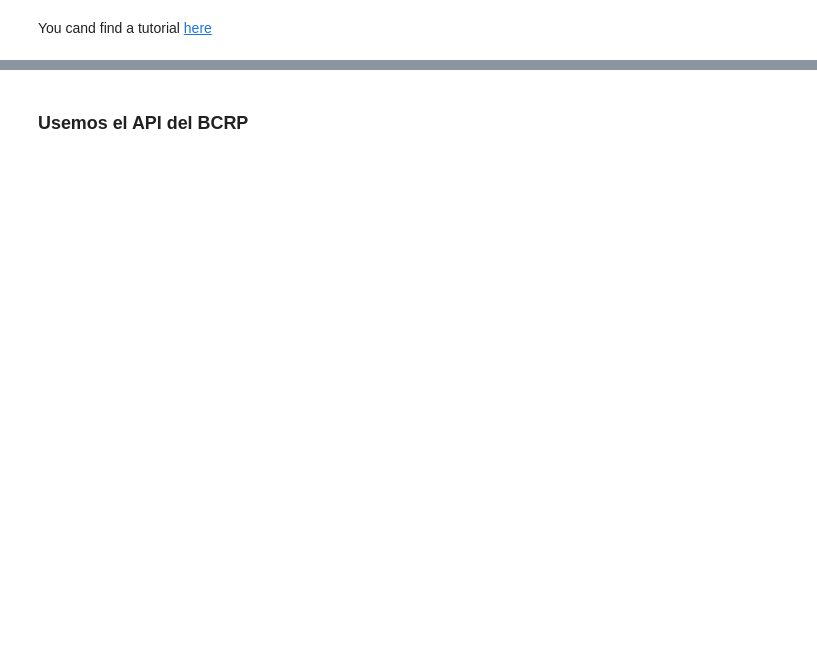
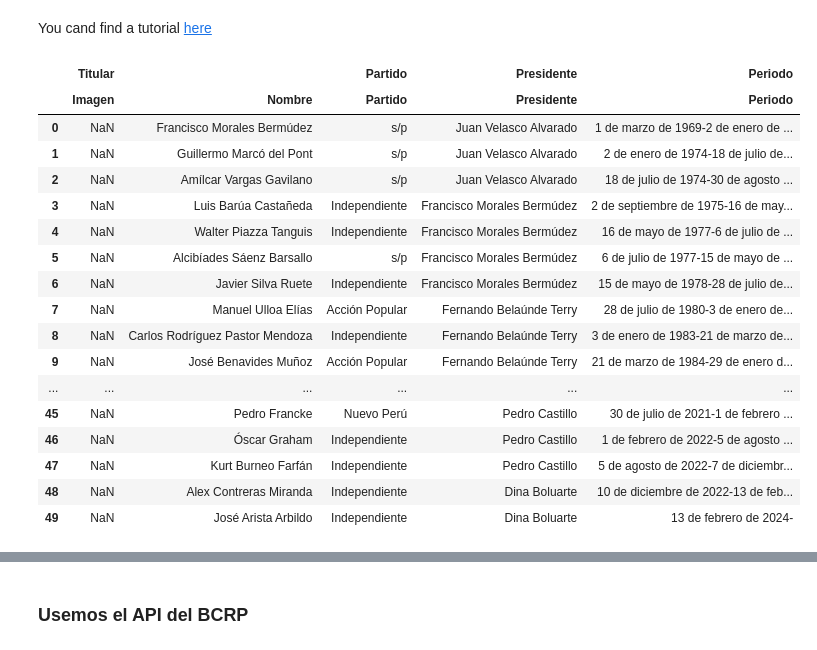
Before and after one commit to qlab-intro-python/ccss-gp-2024, a Jupyter notebook: 6. APIs & web scraping/05_b_Web_Scraping.ipynb, the cells around one changed output, grey strips where cells are left out. Saved outputs shown, nothing was run; the diff lists cells and outputs as text; code cells hidden in the pictures; blank space fills up the shorter version.

```diff
--- a/6. APIs & web scraping/05_b_Web_Scraping.ipynb
+++ b/6. APIs & web scraping/05_b_Web_Scraping.ipynb
@@ -26,3 +28,23 @@ MEF = pd.read_html(URL_MEF)
 MEF[1] # Starting in 1969
 # %%
 df = MEF[1]
+df
+# %% [output]
+|  | Titular |  | Partido | Presidente | Periodo |
+|  | Imagen | Nombre | Partido | Presidente | Periodo |
+| 0 | NaN | Francisco Morales Bermúdez | s/p | Juan Velasco Alvarado | 1 de marzo de 1969-2 de enero de ... |
+| 1 | NaN | Guillermo Marcó del Pont | s/p | Juan Velasco Alvarado | 2 de enero de 1974-18 de julio de... |
+| 2 | NaN | Amílcar Vargas Gavilano | s/p | Juan Velasco Alvarado | 18 de julio de 1974-30 de agosto ... |
+| 3 | NaN | Luis Barúa Castañeda | Independiente | Francisco Morales Bermúdez | 2 de septiembre de 1975-16 de may... |
+| 4 | NaN | Walter Piazza Tanguis | Independiente | Francisco Morales Bermúdez | 16 de mayo de 1977-6 de julio de ... |
+| 5 | NaN | Alcibíades Sáenz Barsallo | s/p | Francisco Morales Bermúdez | 6 de julio de 1977-15 de mayo de ... |
+| 6 | NaN | Javier Silva Ruete | Independiente | Francisco Morales Bermúdez | 15 de mayo de 1978-28 de julio de... |
+| 7 | NaN | Manuel Ulloa Elías | Acción Popular | Fernando Belaúnde Terry | 28 de julio de 1980-3 de enero de... |
+| 8 | NaN | Carlos Rodríguez Pastor Mendoza | Independiente | Fernando Belaúnde Terry | 3 de enero de 1983-21 de marzo de... |
+| 9 | NaN | José Benavides Muñoz | Acción Popular | Fernando Belaúnde Terry | 21 de marzo de 1984-29 de enero d... |
+| ... | ... | ... | ... | ... | ... |
+| 45 | NaN | Pedro Francke | Nuevo Perú | Pedro Castillo | 30 de julio de 2021-1 de febrero ... |
+| 46 | NaN | Óscar Graham | Independiente | Pedro Castillo | 1 de febrero de 2022-5 de agosto ... |
+| 47 | NaN | Kurt Burneo Farfán | Independiente | Pedro Castillo | 5 de agosto de 2022-7 de diciembr... |
+| 48 | NaN | Alex Contreras Miranda | Independiente | Dina Boluarte | 10 de diciembre de 2022-13 de feb... |
+| 49 | NaN | José Arista Arbildo | Independiente | Dina Boluarte | 13 de febrero de 2024- |
```
Also changed, not shown: parts of 25 cells of this notebook, 1 other file.
